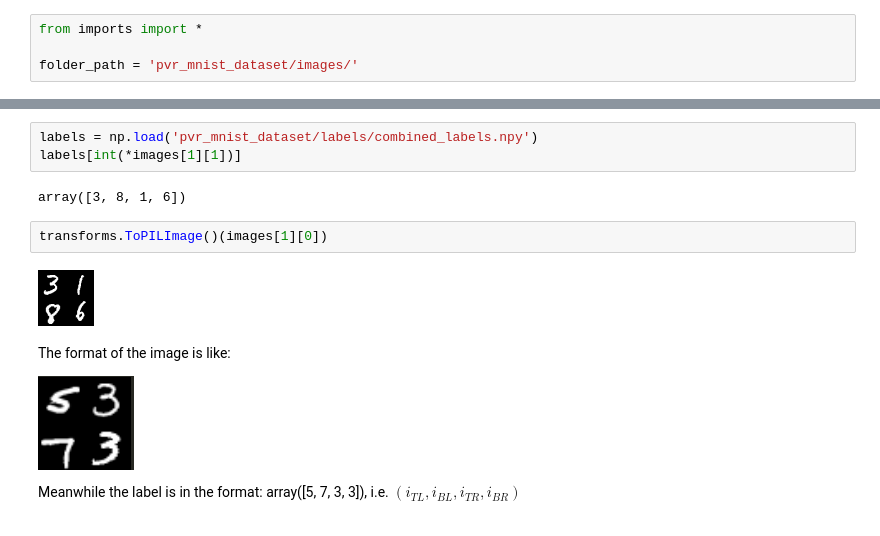
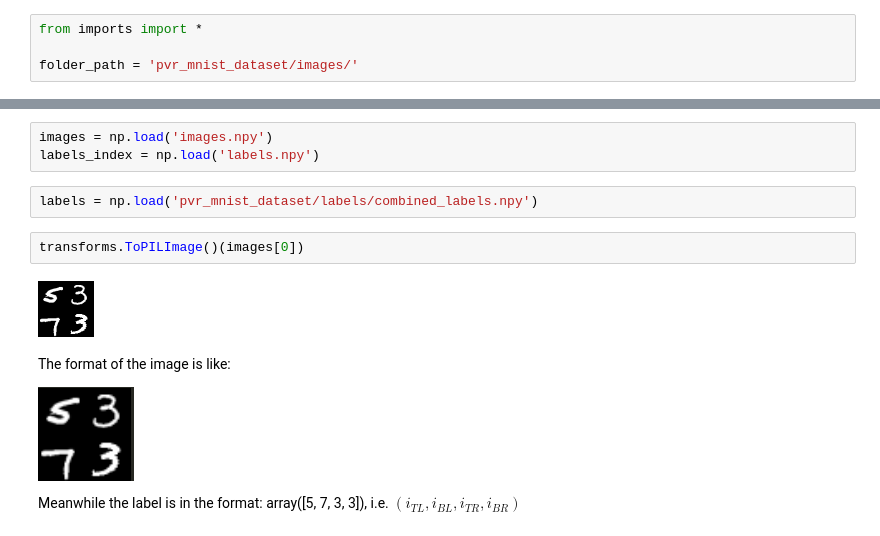
Before and after one commit to MaheepChaudhary/pyvene-maheep, a Jupyter notebook: maheep/pvr-mnist.ipynb, the cells around one changed output, grey strips where cells are left out. Drawn from its saved outputs; the diff is of its cells as text.

```diff
--- a/maheep/pvr-mnist.ipynb
+++ b/maheep/pvr-mnist.ipynb
@@ -28,12 +38,12 @@ p(len(images))
+# %%
+images = np.load('images.npy')
+labels_index = np.load('labels.npy')
 # %%
 labels = np.load('pvr_mnist_dataset/labels/combined_labels.npy')
-labels[int(*images[1][1])]
-# %% [output]
-array([3, 8, 1, 6])
 # %%
-transforms.ToPILImage()(images[1][0])
+transforms.ToPILImage()(images[0])
 # %% [output]
-[figure, old version]
+[figure, new version]
 # %% [markdown]
 The format of the image is like:
 
```
Also changed, not shown: parts of 12 cells of this notebook, 3 other files.
